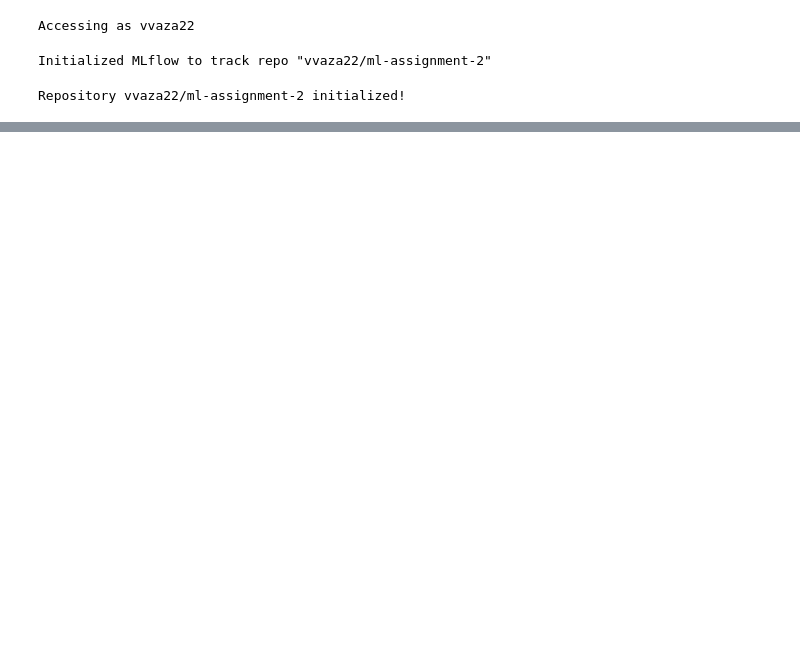
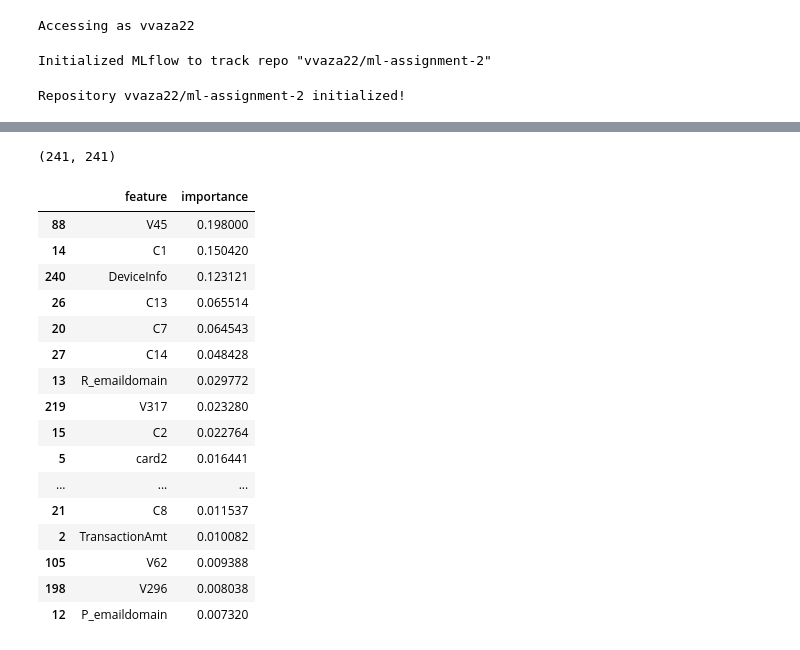
Before and after one commit to vvaza22/ml-assignment-2, a Jupyter notebook: model_experiment_DecisionTree.ipynb, the cells around one changed output, grey strips where cells are left out. Cells and saved outputs as stored; diff of their text form; code cells hidden in the pictures; blank space fills up the shorter version.

```diff
--- a/model_experiment_DecisionTree.ipynb
+++ b/model_experiment_DecisionTree.ipynb
@@ -480,0 +665,2 @@ log_model(
+# %%
+grid_search.fit(X_train, y_train)
@@ -480,0 +746,35 @@ log_model(
+# %%
+best_classifier = grid_search.best_estimator_.named_steps["classifier"]
+feat_importances = best_classifier.feature_importances_
+# %%
+X_mod = category_encoders.WOEEncoder(cols=cat_feats).fit_transform(X_train, y_train)
+X_mod = DropHighNAFeatures(threshold=NA_DROP_THRESHOLD).fit_transform(X_mod)
+# %%
+len(X_mod.columns), len(feat_importances)
+# %% [output]
+(241, 241)
+# %%
+feat_table = pd.DataFrame({
+    'feature': X_mod.columns,
+    'importance': feat_importances
+})
+# %%
+feat_table.sort_values(by='importance', ascending=False).head(20)
+# %% [output]
+|  | feature | importance |
+| 88 | V45 | 0.198000 |
+| 14 | C1 | 0.150420 |
+| 240 | DeviceInfo | 0.123121 |
+| 26 | C13 | 0.065514 |
+| 20 | C7 | 0.064543 |
+| 27 | C14 | 0.048428 |
+| 13 | R_emaildomain | 0.029772 |
+| 219 | V317 | 0.023280 |
+| 15 | C2 | 0.022764 |
+| 5 | card2 | 0.016441 |
+| ... | ... | ... |
+| 21 | C8 | 0.011537 |
+| 2 | TransactionAmt | 0.010082 |
+| 105 | V62 | 0.009388 |
+| 198 | V296 | 0.008038 |
+| 12 | P_emaildomain | 0.007320 |
```
Also changed, not shown: parts of 85 cells of this notebook.
